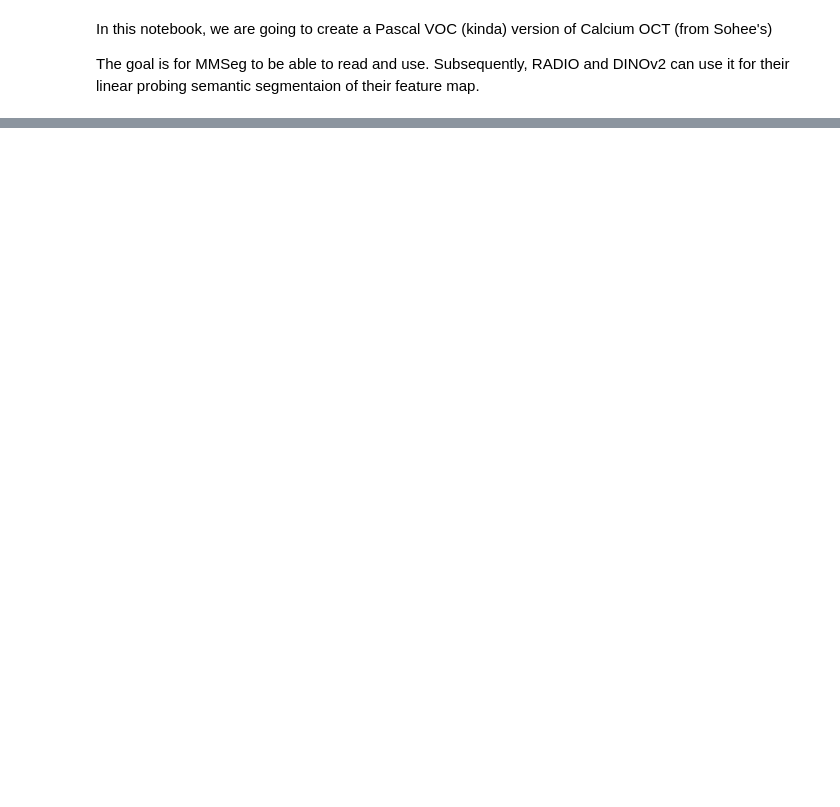
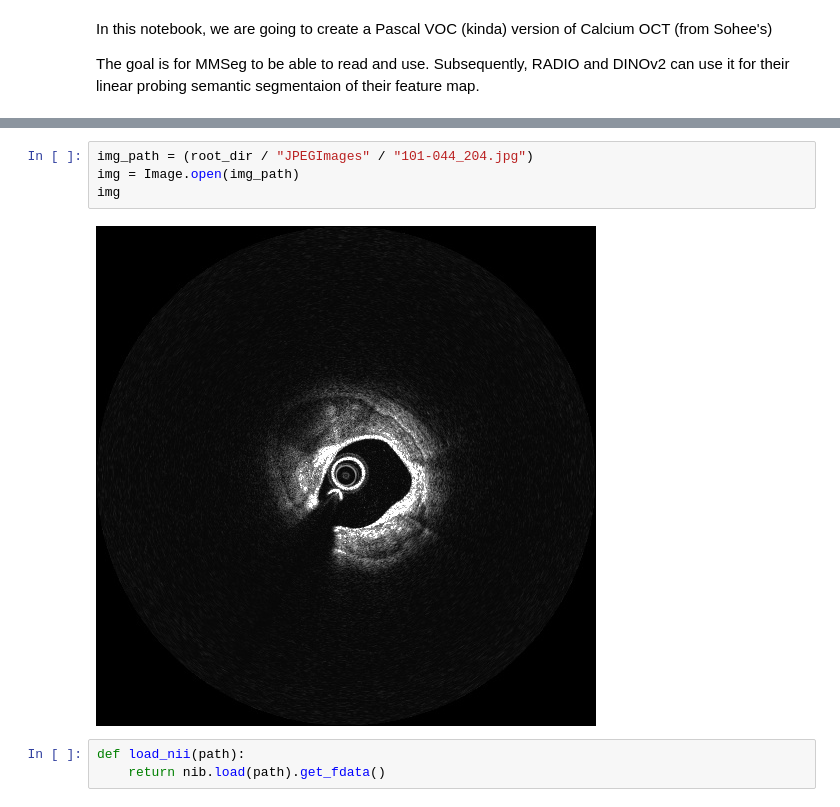
Before and after one commit to icekang/ModelsGenesis, a Jupyter notebook: notebooks/make_calcium_oct_voc.ipynb, the cells around one changed output, grey strips where cells are left out. Drawn from its saved outputs; the diff is of its cells as text; blank space fills up the shorter version.

```diff
--- a/notebooks/make_calcium_oct_voc.ipynb
+++ b/notebooks/make_calcium_oct_voc.ipynb
@@ -111,0 +136,9 @@ for fold, split_train_val in enumerate(split):
+# %%
+img_path = (root_dir / "JPEGImages" / "101-044_204.jpg")
+img = Image.open(img_path)
+img
+# %% [output]
+[figure, added]
+# %%
+def load_nii(path):
+    return nib.load(path).get_fdata()
```
Also changed, not shown: parts of 17 cells of this notebook, 3 other files.
